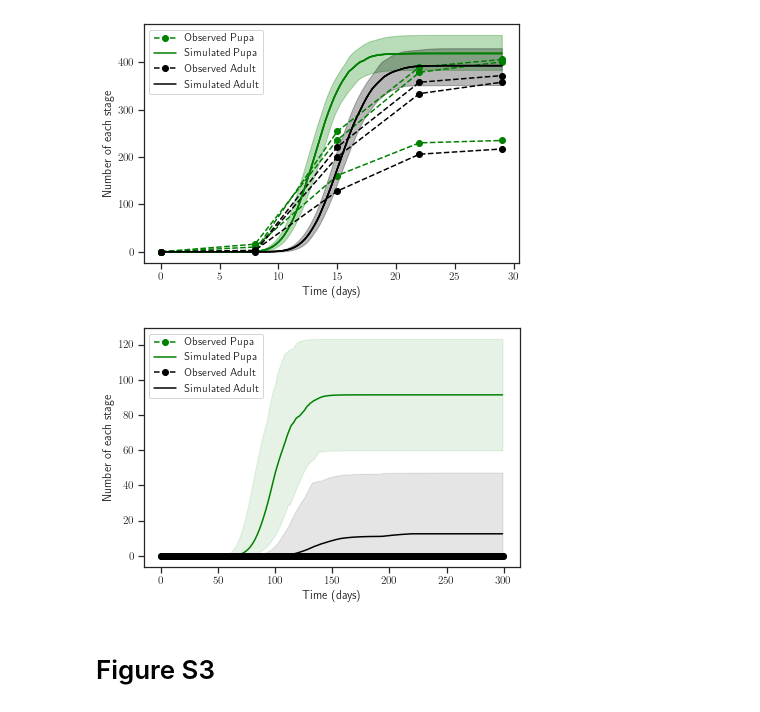
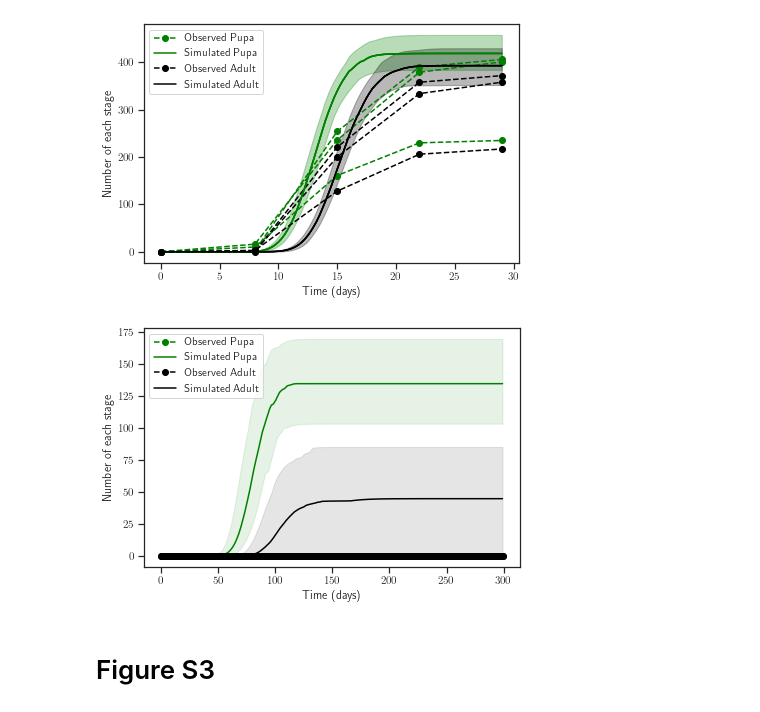
Before and after one commit to kerguler/sPop2-figures, a Jupyter notebook: figures_paper.ipynb, the cells around one changed output. Cells and saved outputs as stored; diff of their text form; code cells hidden in the pictures.

```diff
--- a/figures_paper.ipynb
+++ b/figures_paper.ipynb
@@ -685,18 +685,18 @@ for grp in allgroups:
 [figure]
 # %%
 o = {
-            'temp':numpy.repeat(12.0,300*4-3),
+            'temp':numpy.repeat(12.5,300*4-3),
             'photo':numpy.repeat(24.0,300*4-3),
             'days':numpy.arange(300),
             'L':[750]+[0 for n in range(300-1)],
             'P':[0 for n in range(300)],
             'A':[0 for n in range(300)],
             'type':'CN0w',
             'compare':['P','A']
         }
 tmp = model.plotMatches([o],paramQ,dates=False,legend=True)
 # %% [output]
-[figure, old version]
+[figure, new version]
 # %% [markdown]
 # Figure S3
 # %%
```
Also changed, not shown: parts of 8 cells of this notebook, 37 other files.
